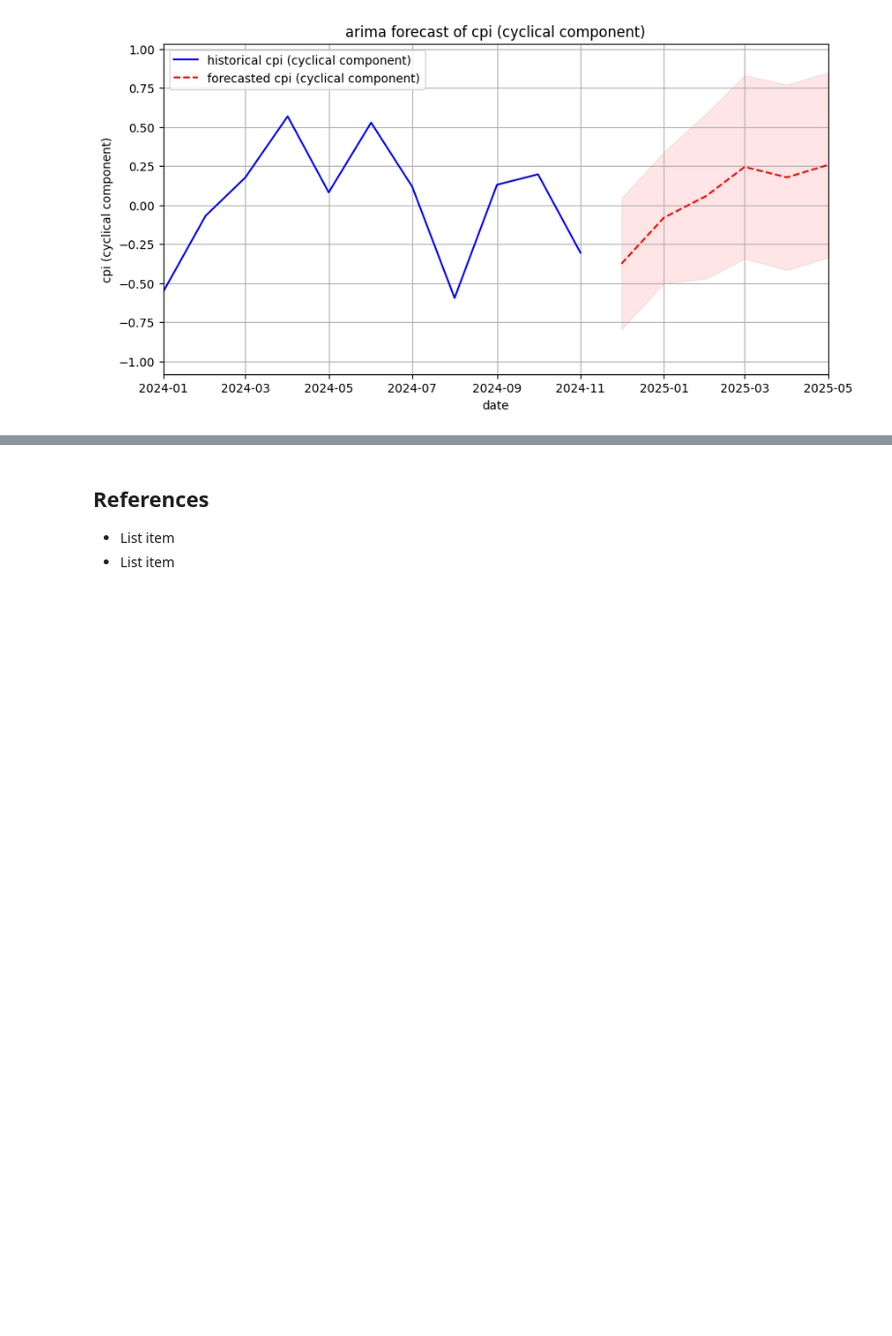
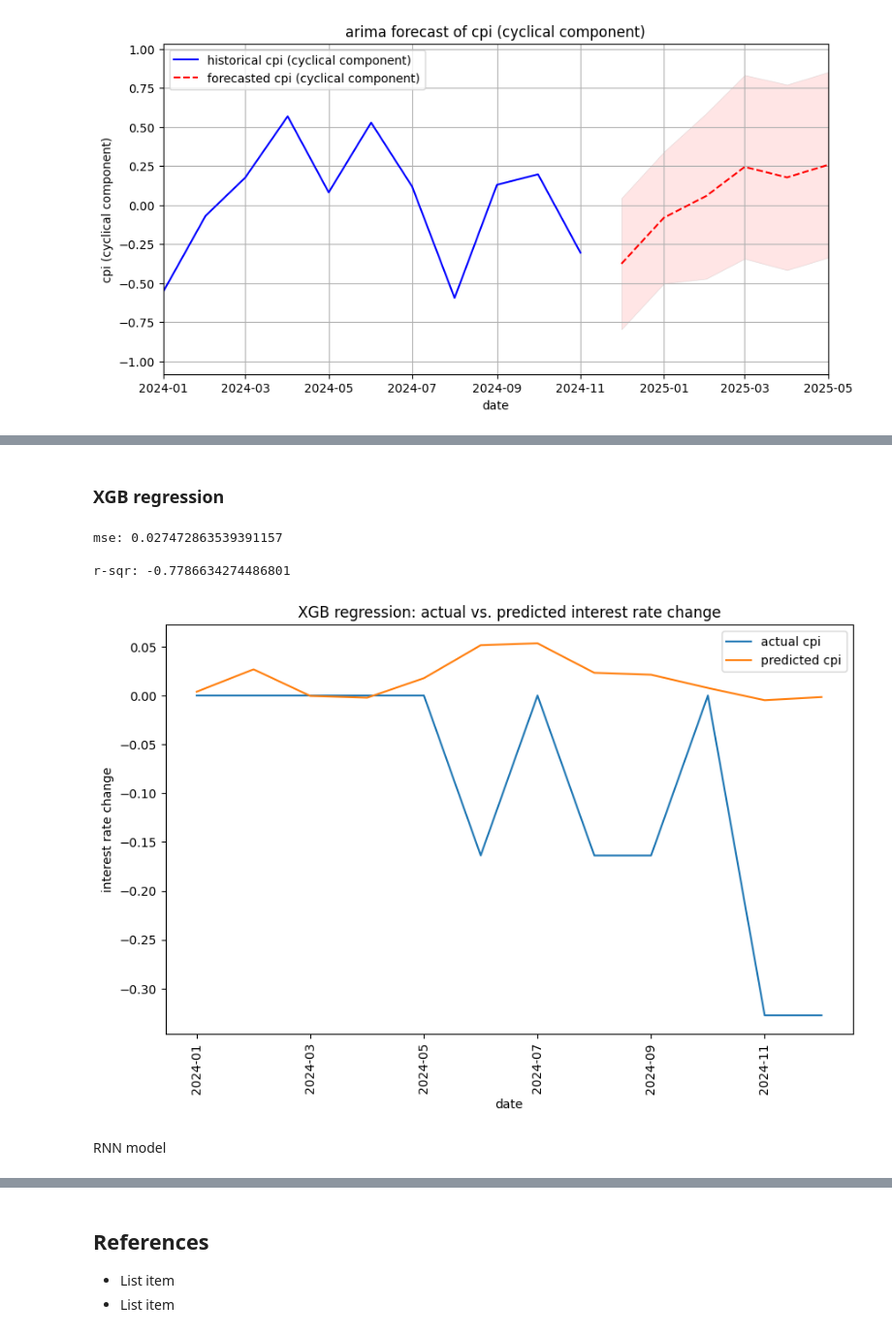
Before and after one commit to FleaBusyBeeBergs/dtsa5506-pipeline, a Jupyter notebook: dtsa5506_final_project.ipynb, the cells around one changed output, grey strips where cells are left out. Shown at 97% size. Saved outputs shown, nothing was run; the diff lists cells and outputs as text; code cells hidden in the pictures; blank space fills up the shorter version.

```diff
--- a/dtsa5506_final_project.ipynb
+++ b/dtsa5506_final_project.ipynb
@@ -798,0 +922,48 @@ plt.show()
+# %% [markdown]
+### XGB regression
+# %%
+# init
+model = XGBRegressor()
+
+# fit
+model.fit(X_train, y_train)
+
+# predict
+y_pred = model.predict(X_test)
+
+# eval
+mse = mean_squared_error(y_test, y_pred)
+r2 = r2_score(y_test, y_pred)
+
+print(f'mse: {mse} \n')
+print(f'r-sqr: {r2}')
+
+# plot
+plt.figure(figsize=(10, 6))
+
+# years for xaxis lab
+x_tick_labels = test_ml['date'].dt.strftime('%Y-%m')
+
+plt.plot(range(len(y_test)),
+         y_test.values,
+         label = 'actual cpi')
+plt.plot(range(len(y_test)),
+         y_pred,
+         label = 'predicted cpi')
+
+plt.xlabel('date')
+plt.xticks(range(len(y_test))[::2],
+           x_tick_labels[::2],
+           rotation = 90)
+
+plt.ylabel('interest rate change')
+plt.title('XGB regression: actual vs. predicted interest rate change')
+plt.legend()
+plt.show()
+# %% [output]
+mse: 0.027472863539391157
+
+r-sqr: -0.7786634274486801
+[figure, added]
+# %% [markdown]
+RNN model
```
Also changed, not shown: parts of 30 cells of this notebook.
